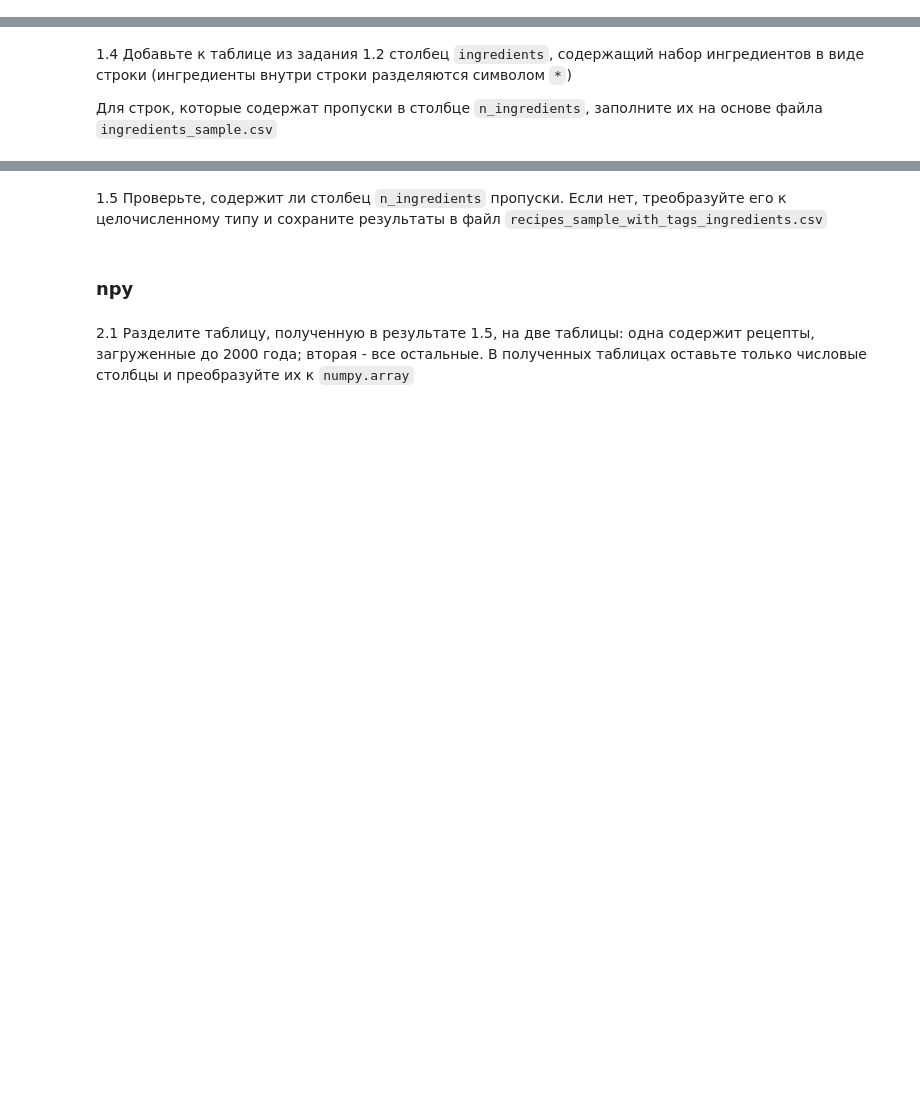
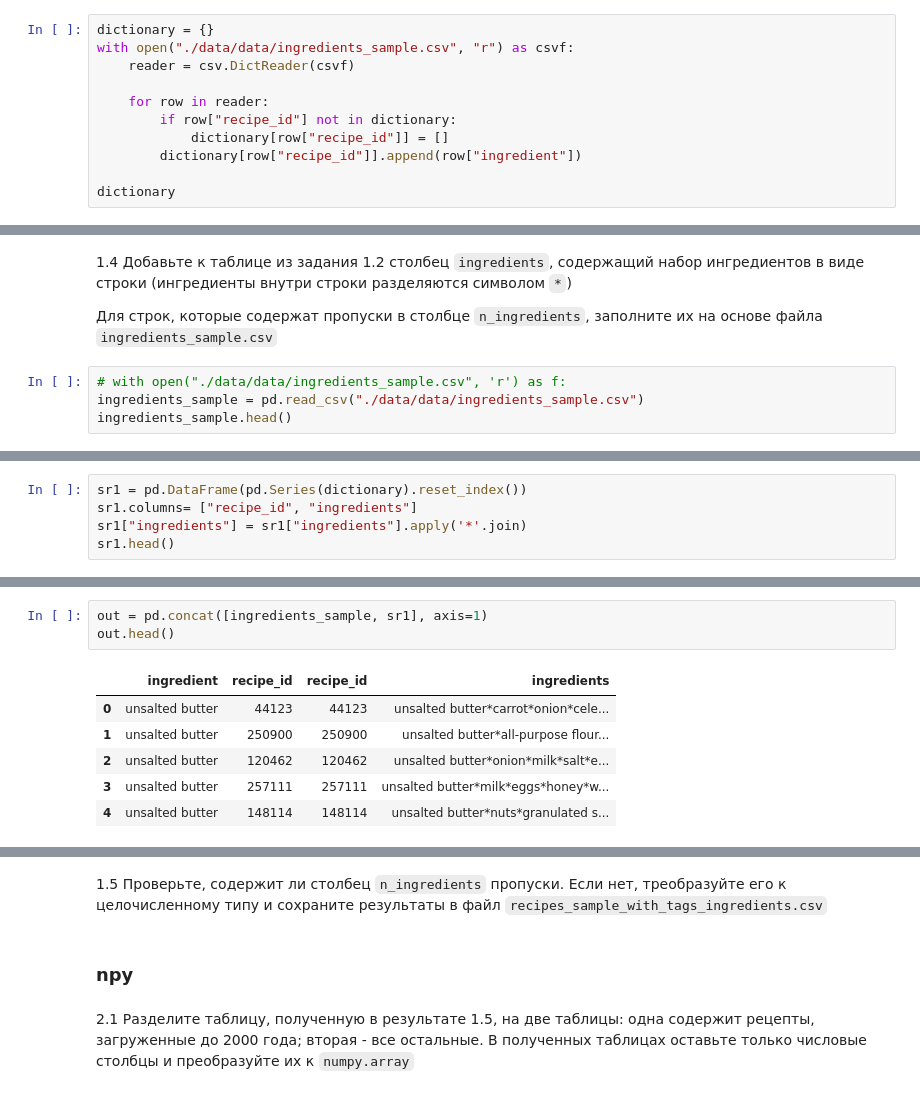
Before and after one commit to Amikuto/BigDataPT-BDPT-, a Jupyter notebook: Lesson5/05_data_files_2_Фамилия_Имя.ipynb, the cells around one changed output, grey strips where cells are left out. Drawn from its saved outputs; the diff is of its cells as text; blank space fills up the shorter version.

```diff
--- a/Lesson5/05_data_files_2_Фамилия_Имя.ipynb
+++ b/Lesson5/05_data_files_2_Фамилия_Имя.ipynb
@@ -126,2 +176,13 @@ TypeError: read_csv() missing 1 required positional argument: 'filepath_or_buffe
 # %% [markdown]
 1.3 В файле `ingredients_sample.csv` находится информация о ингредиентах, необходимых для рецепта. Воспользовавшись `csv.DictReader`, считайте этот файл и создайте словарь вида `id_рецепта: [список ингредиентов]`.
+# %%
+dictionary = {}
+with open("./data/data/ingredients_sample.csv", "r") as csvf:
+    reader = csv.DictReader(csvf)
+
+    for row in reader:
+        if row["recipe_id"] not in dictionary:
+            dictionary[row["recipe_id"]] = []
+        dictionary[row["recipe_id"]].append(row["ingredient"])
+
+dictionary
@@ -129,3 +208,7 @@ TypeError: read_csv() missing 1 required positional argument: 'filepath_or_buffe
 1.4 Добавьте к таблице из задания 1.2 столбец `ingredients`, содержащий набор ингредиентов в виде строки (ингредиенты внутри строки разделяются символом `*`)
 
 Для строк, которые содержат пропуски в столбце `n_ingredients`, заполните их на основе файла  `ingredients_sample.csv`
+# %%
+# with open("./data/data/ingredients_sample.csv", 'r') as f:
+ingredients_sample = pd.read_csv("./data/data/ingredients_sample.csv")
+ingredients_sample.head()
@@ -131,0 +222,5 @@ TypeError: read_csv() missing 1 required positional argument: 'filepath_or_buffe
+# %%
+sr1 = pd.DataFrame(pd.Series(dictionary).reset_index())
+sr1.columns= ["recipe_id", "ingredients"]
+sr1["ingredients"] = sr1["ingredients"].apply('*'.join)
+sr1.head()
@@ -131,0 +234,10 @@ TypeError: read_csv() missing 1 required positional argument: 'filepath_or_buffe
+# %%
+out = pd.concat([ingredients_sample, sr1], axis=1)
+out.head()
+# %% [output]
+|  | ingredient | recipe_id | recipe_id | ingredients |
+| 0 | unsalted butter | 44123 | 44123 | unsalted butter*carrot*onion*cele... |
+| 1 | unsalted butter | 250900 | 250900 | unsalted butter*all-purpose flour... |
+| 2 | unsalted butter | 120462 | 120462 | unsalted butter*onion*milk*salt*e... |
+| 3 | unsalted butter | 257111 | 257111 | unsalted butter*milk*eggs*honey*w... |
+| 4 | unsalted butter | 148114 | 148114 | unsalted butter*nuts*granulated s... |
```
Also changed, not shown: parts of 13 cells of this notebook.
